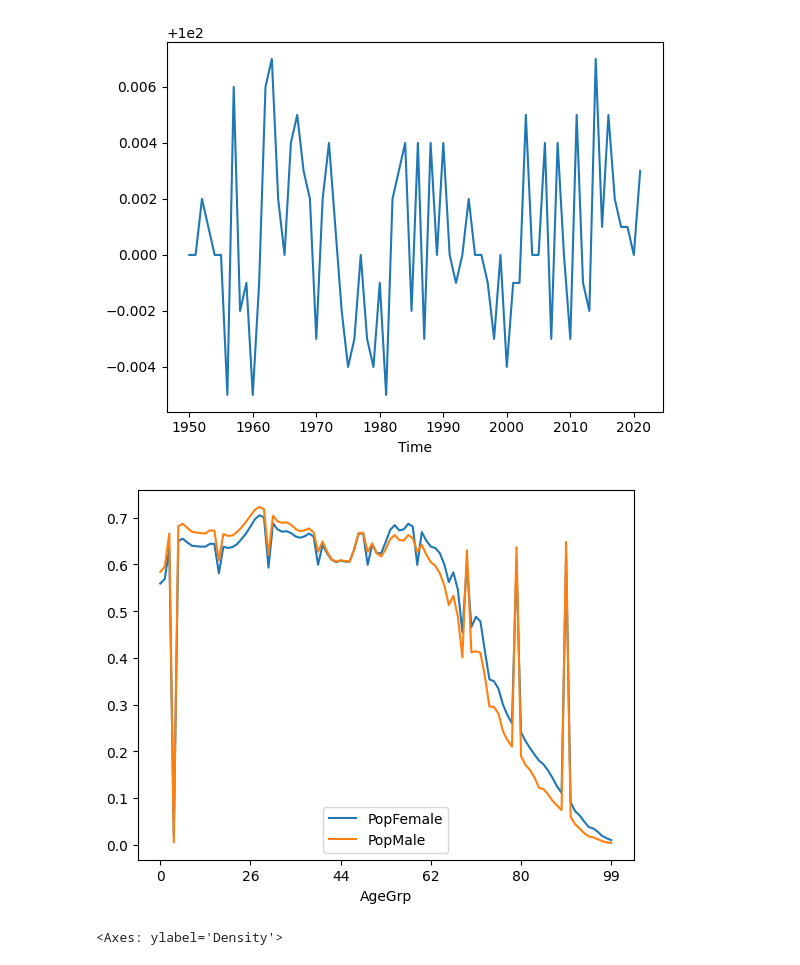
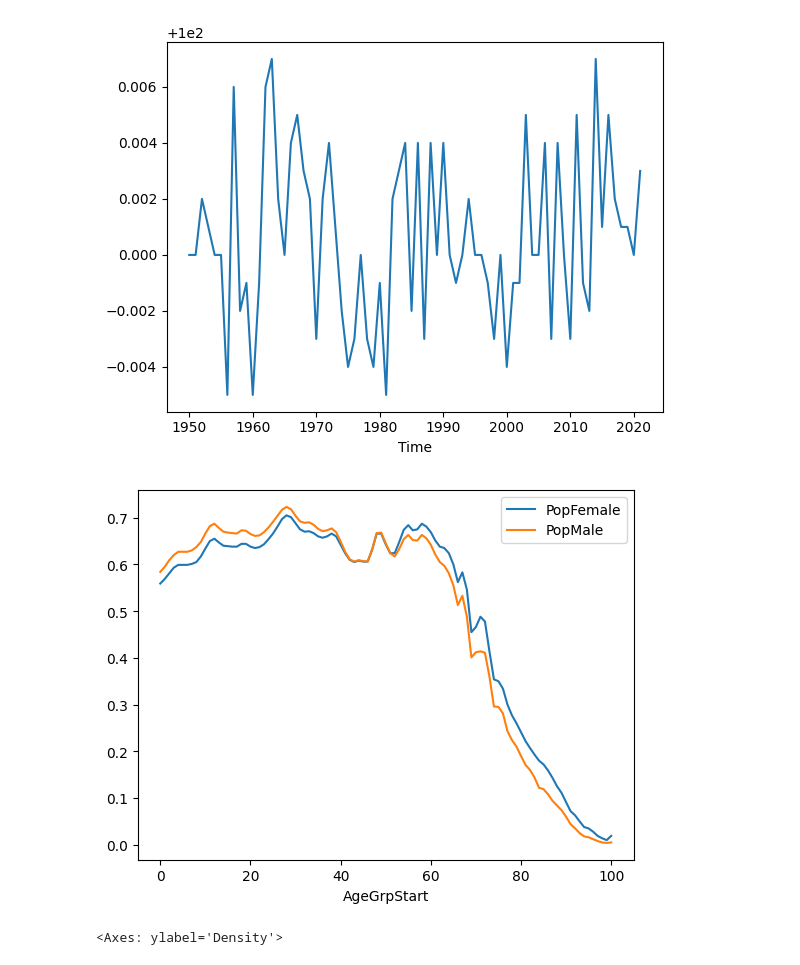
Before and after one commit to maximarbuzov/maxim, a Jupyter notebook: Untitled9.ipynb, the cells around one changed output. Saved outputs shown, nothing was run; the diff lists cells and outputs as text; code cells hidden in the pictures.

```diff
--- a/Untitled9.ipynb
+++ b/Untitled9.ipynb
@@ -519,12 +519,12 @@ data7.groupby('Time')['PopTotal'].sum().plot()
 <Axes: xlabel='Time'>
 [figure]
 # %%
-data7[data7.Time==2019].groupby('AgeGrp')['PopFemale'].sum().plot()
-data7[data7.Time==2019].groupby('AgeGrp')['PopMale'].sum().plot()
+data7[data7.Time==2019].groupby('AgeGrpStart')['PopFemale'].sum().plot()
+data7[data7.Time==2019].groupby('AgeGrpStart')['PopMale'].sum().plot()
 plt.legend()
 plt.show()
 # %% [output]
-[figure, old version]
+[figure, new version]
 # %%
 data7.groupby('Time')['PopTotal'].sum().plot(kind='kde')
 # %% [output]
```
